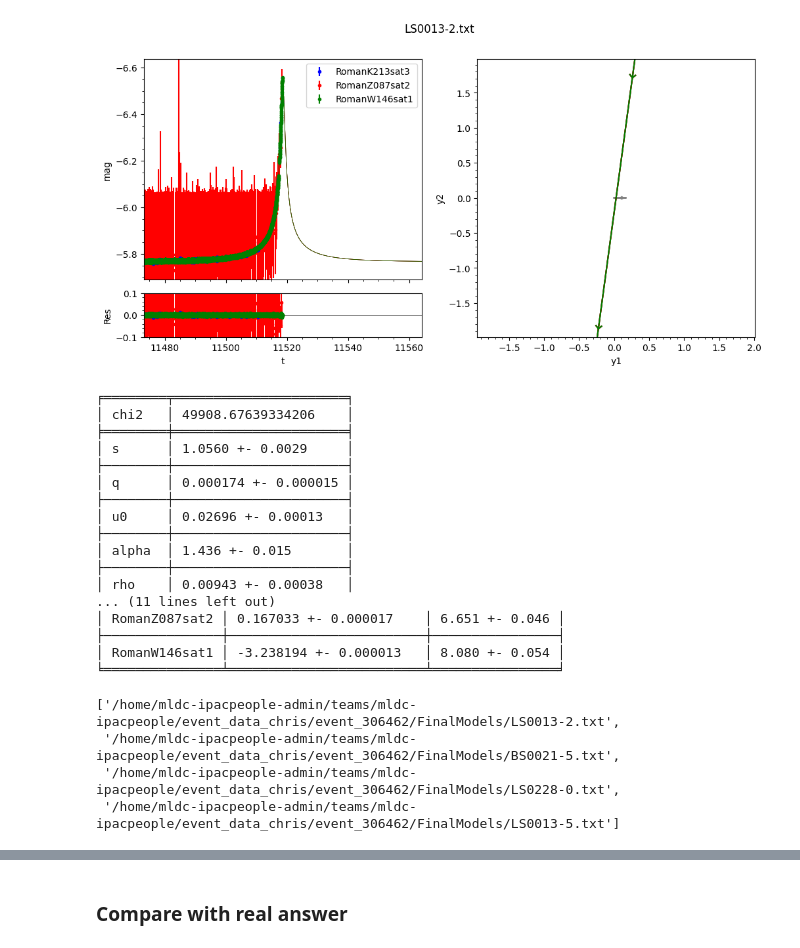
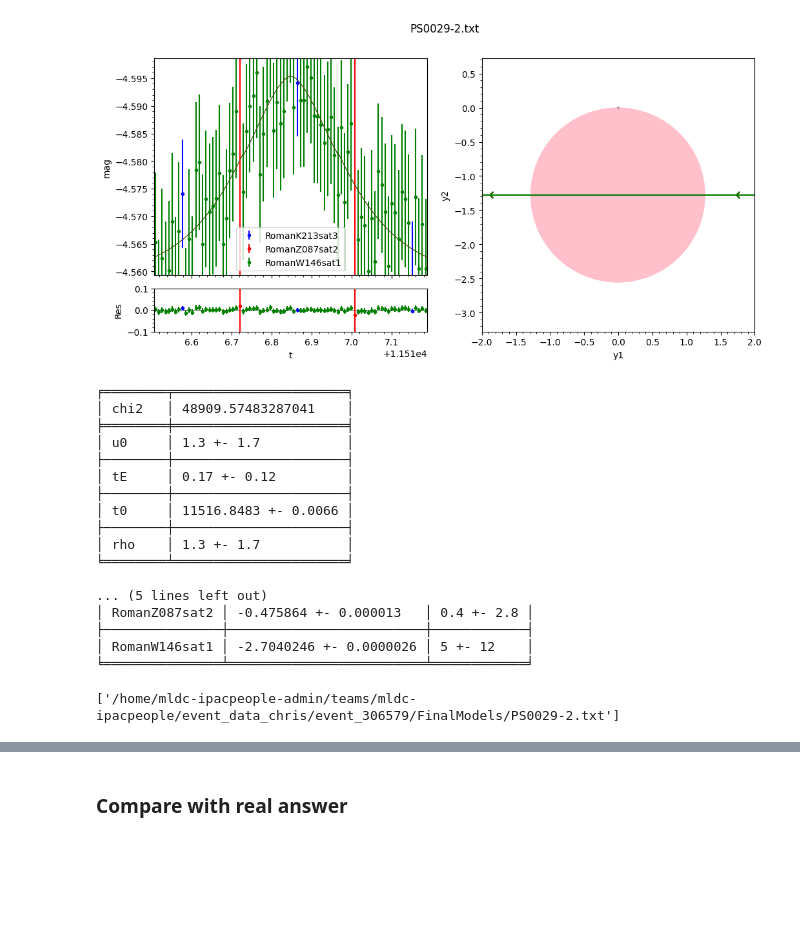
Before and after one commit to exoclam/birp, a Jupyter notebook: end-here-ml.ipynb, the cells around one changed output, grey strips where cells are left out. Saved outputs shown, nothing was run; the diff lists cells and outputs as text; code cells hidden in the pictures; blank space fills up the shorter version.

Commit message:
fixed bug where non LS models take on LS parameters in the readout

```diff
--- a/end-here-ml.ipynb
+++ b/end-here-ml.ipynb
@@ -1,48 +23,53 @@
 # %%
 import numpy as np
 import pandas as pd
 import glob
 import RTModel.plotmodel as plm
 import matplotlib.pyplot as plt
 from scipy.optimize import lsq_linear
+import VBMicrolensing
+import dynesty
+from dynesty import utils as dyfunc
+import corner
 
 event_data_me = 'event_data_chris'
 root_dir = '/home/mldc-ipacpeople-admin/teams/mldc-ipacpeople/'
-eventnumber = '306462' # '306575' '306569' '306543' "! Ephemerides table not available for this satellite!"
+eventnumber = '306579' # '306575' '306569' '306543' "! Ephemerides table not available for this satellite!"
 eventname = root_dir+event_data_me+'/event_'+eventnumber
 models = glob.glob(eventname +'/FinalModels/*')
 model = models[0] # let's plot the first of the best models
+try:
+    myplot = plm.plotmodel(eventname = eventname, modelfile = model)
+except Exception as e:
+    print(e)
 
-if model.removeprefix("/home/mldc-ipacpeople-admin/teams/mldc-ipacpeople/"+event_data_me+"/event_"+eventnumber+"/FinalModels/")[:2] == 'LS':
-    myplot = plm.plotmodel(eventname = eventname, modelfile = model)
-else:
-    print("can't plot non-LS or PS models for some reason")
+#if model.removeprefix("/home/mldc-ipacpeople-admin/teams/mldc-ipacpeople/"+event_data_me+"/event_"+eventnumber+"/FinalModels/")[:2] == 'LS':
+#    myplot = plm.plotmodel(eventname = eventname, modelfile = model)
+#else:
+#    print("can't plot non-LS or PS models for some reason")
 # %% [output]
-[figure, old version]
+[figure, new version]
 ╒════════╤══════════════════════╕
-│ chi2   │ 49908.67639334206    │
+│ chi2   │ 48909.57483287041    │
 ╞════════╪══════════════════════╡
-│ s      │ 1.0560 +- 0.0029     │
+│ u0     │ 1.3 +- 1.7           │
 ├────────┼──────────────────────┤
-│ q      │ 0.000174 +- 0.000015 │
+│ tE     │ 0.17 +- 0.12         │
 ├────────┼──────────────────────┤
-│ u0     │ 0.02696 +- 0.00013   │
+│ t0     │ 11516.8483 +- 0.0066 │
 ├────────┼──────────────────────┤
-│ alpha  │ 1.436 +- 0.015       │
-├────────┼──────────────────────┤
-│ rho    │ 0.00943 +- 0.00038   │
-... (11 lines left out)
-│ RomanZ087sat2 │ 0.167033 +- 0.000017    │ 6.651 +- 0.046 │
-├───────────────┼─────────────────────────┼────────────────┤
-│ RomanW146sat1 │ -3.238194 +- 0.000013   │ 8.080 +- 0.054 │
-╘═══════════════╧═════════════════════════╧════════════════╛
+│ rho    │ 1.3 +- 1.7           │
+╘════════╧══════════════════════╛
+
+... (5 lines left out)
+│ RomanZ087sat2 │ -0.475864 +- 0.000013   │ 0.4 +- 2.8 │
+├───────────────┼─────────────────────────┼────────────┤
+│ RomanW146sat1 │ -2.7040246 +- 0.0000026 │ 5 +- 12    │
+╘═══════════════╧═════════════════════════╧════════════╛
 # %%
 models
 # %% [output]
-['/home/mldc-ipacpeople-admin/teams/mldc-ipacpeople/event_data_chris/event_306462/FinalModels/LS0013-2.txt',
- '/home/mldc-ipacpeople-admin/teams/mldc-ipacpeople/event_data_chris/event_306462/FinalModels/BS0021-5.txt',
- '/home/mldc-ipacpeople-admin/teams/mldc-ipacpeople/event_data_chris/event_306462/FinalModels/LS0228-0.txt',
- '/home/mldc-ipacpeople-admin/teams/mldc-ipacpeople/event_data_chris/event_306462/FinalModels/LS0013-5.txt']
+['/home/mldc-ipacpeople-admin/teams/mldc-ipacpeople/event_data_chris/event_306579/FinalModels/PS0029-2.txt']
 # %%
 category_list = []
 s_list = []
```
Also changed, not shown: parts of 23 cells of this notebook.
